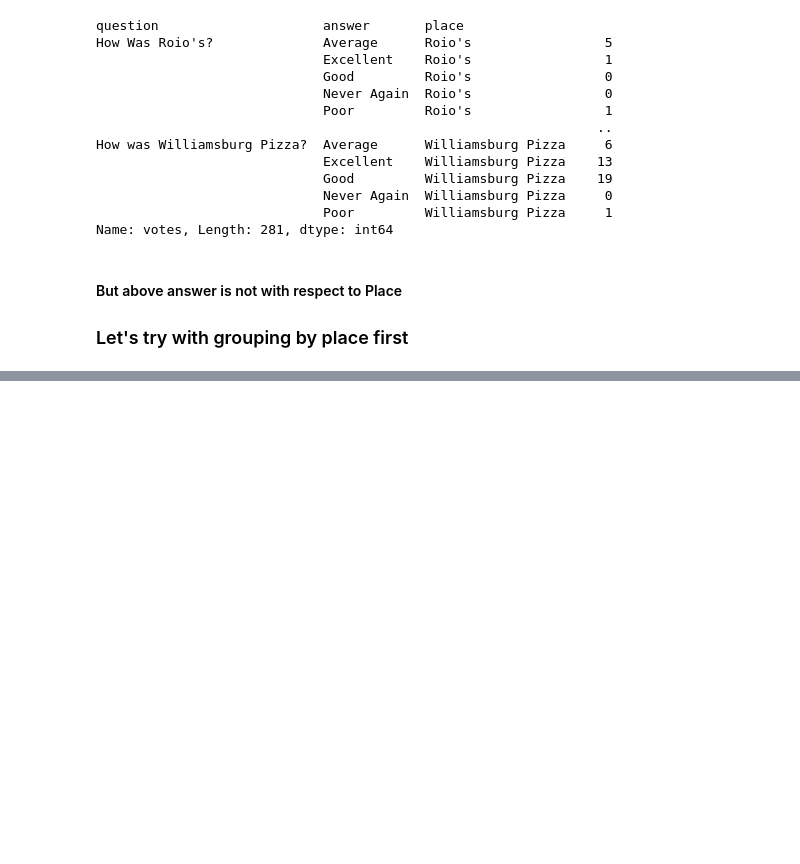
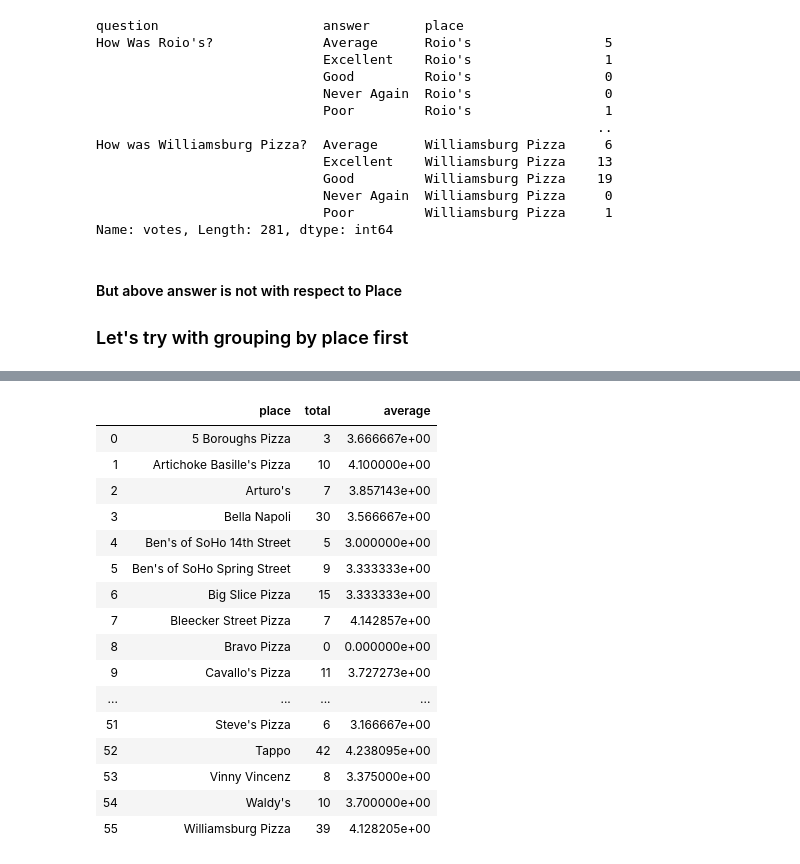
Before and after one commit to sayalidzambre/Learning, a Jupyter notebook: ML/Pizza_Ratings/Analyse_Pizza_in_Python.ipynb, the cells around one changed output, grey strips where cells are left out. Saved outputs shown, nothing was run; the diff lists cells and outputs as text; code cells hidden in the pictures; blank space fills up the shorter version.

```diff
--- a/ML/Pizza_Ratings/Analyse_Pizza_in_Python.ipynb
+++ b/ML/Pizza_Ratings/Analyse_Pizza_in_Python.ipynb
@@ -122,0 +139,22 @@ pizza_jared['vote_percent'] = pizza_jared['votes'] / pizza_jared['total_votes']
+# %%
+by_place = by_place_answer[['place', 'total', 'average']].groupby(['place', 'total', 'average']).first()
+by_place.reset_index(inplace=True)
+by_place
+# %% [output]
+|  | place | total | average |
+| 0 | 5 Boroughs Pizza | 3 | 3.666667e+00 |
+| 1 | Artichoke Basille's Pizza | 10 | 4.100000e+00 |
+| 2 | Arturo's | 7 | 3.857143e+00 |
+| 3 | Bella Napoli | 30 | 3.566667e+00 |
+| 4 | Ben's of SoHo 14th Street | 5 | 3.000000e+00 |
+| 5 | Ben's of SoHo Spring Street | 9 | 3.333333e+00 |
+| 6 | Big Slice Pizza | 15 | 3.333333e+00 |
+| 7 | Bleecker Street Pizza | 7 | 4.142857e+00 |
+| 8 | Bravo Pizza | 0 | 0.000000e+00 |
+| 9 | Cavallo's Pizza | 11 | 3.727273e+00 |
+| ... | ... | ... | ... |
+| 51 | Steve's Pizza | 6 | 3.166667e+00 |
+| 52 | Tappo | 42 | 4.238095e+00 |
+| 53 | Vinny Vincenz | 8 | 3.375000e+00 |
+| 54 | Waldy's | 10 | 3.700000e+00 |
+| 55 | Williamsburg Pizza | 39 | 4.128205e+00 |
```
Also changed, not shown: parts of 16 cells of this notebook.
